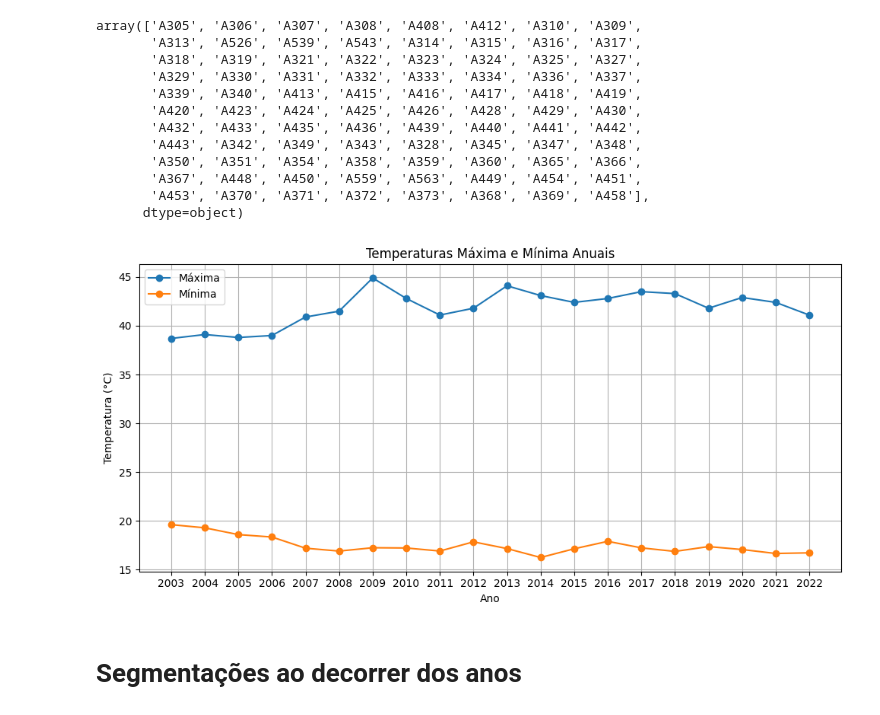
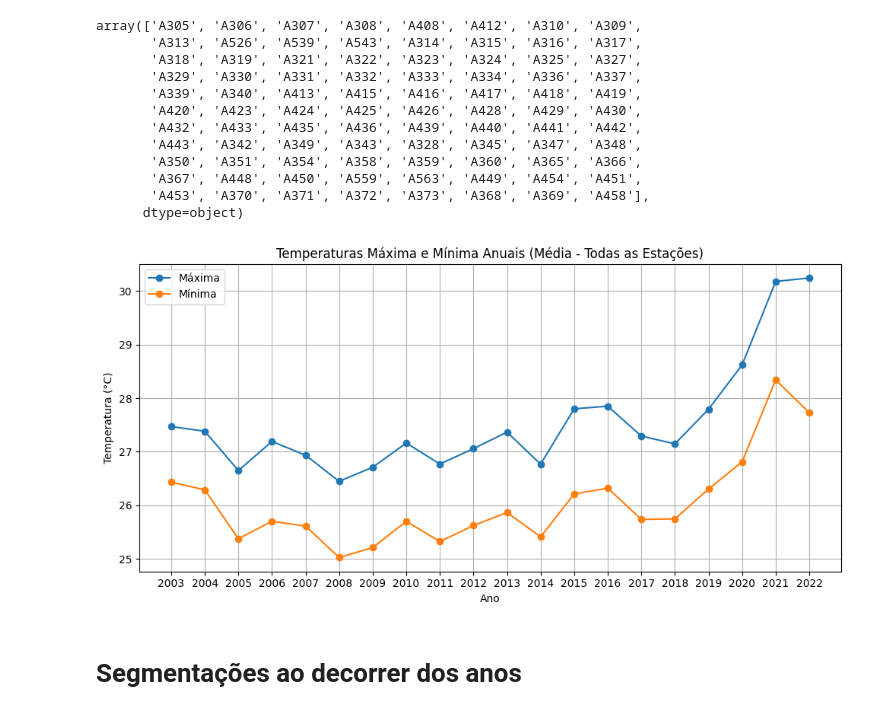
Before and after one commit to ArthurrCr/Projeto_PDI_, a Jupyter notebook: notebooks/primeira_abordagem.ipynb, the cells around one changed output. Cells and saved outputs as stored; diff of their text form; code cells hidden in the pictures.

```diff
--- a/notebooks/primeira_abordagem.ipynb
+++ b/notebooks/primeira_abordagem.ipynb
@@ -62,26 +62,26 @@ temperaturas = combined_data[['data', 'temperatura_max', 'temperatura_min', 'ano
 
 # Agrupar por ano
 temperatura_anual = temperaturas.groupby('ano').agg({
-    'temperatura_max': 'max',
-    'temperatura_min': 'min'
+    'temperatura_max': 'mean',
+    'temperatura_min': 'mean'
 }).reset_index()
 # %%
 # Visualizar a série temporal
 # Criando o gráfico
 plt.figure(figsize=(10, 5))  # Ajusta o tamanho do gráfico
 plt.plot(temperatura_anual['ano'], temperatura_anual['temperatura_max'], label='Máxima', marker='o')
 plt.plot(temperatura_anual['ano'], temperatura_anual['temperatura_min'], label='Mínima', marker='o')
 
 plt.xlabel('Ano')
 plt.ylabel('Temperatura (°C)')
-plt.title('Temperaturas Máxima e Mínima Anuais')
+plt.title('Temperaturas Máxima e Mínima Anuais (Média - Todas as Estações)')
 plt.xticks(range(2003, 2023))  # Define os ticks do eixo x para cada ano de 2003 a 2022
 plt.legend()
 plt.grid(True)  # Adiciona uma grade para melhor visualização
 plt.tight_layout()  # Ajusta automaticamente os subplots para dar espaço ao conteúdo
 plt.show()
 # %% [output]
-[figure, old version]
+[figure, new version]
 # %% [markdown]
 # Segmentações ao decorrer dos anos
 # %%
```
Also changed, not shown: parts of 11 cells of this notebook, 3 other files.
